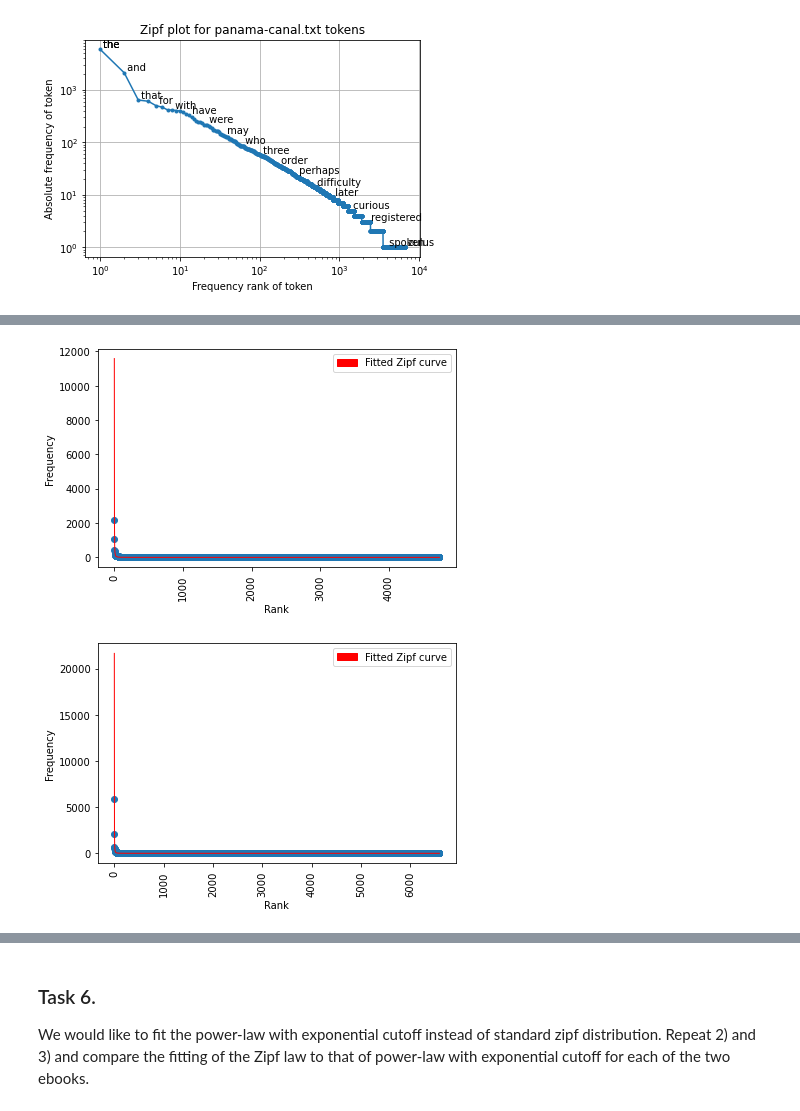
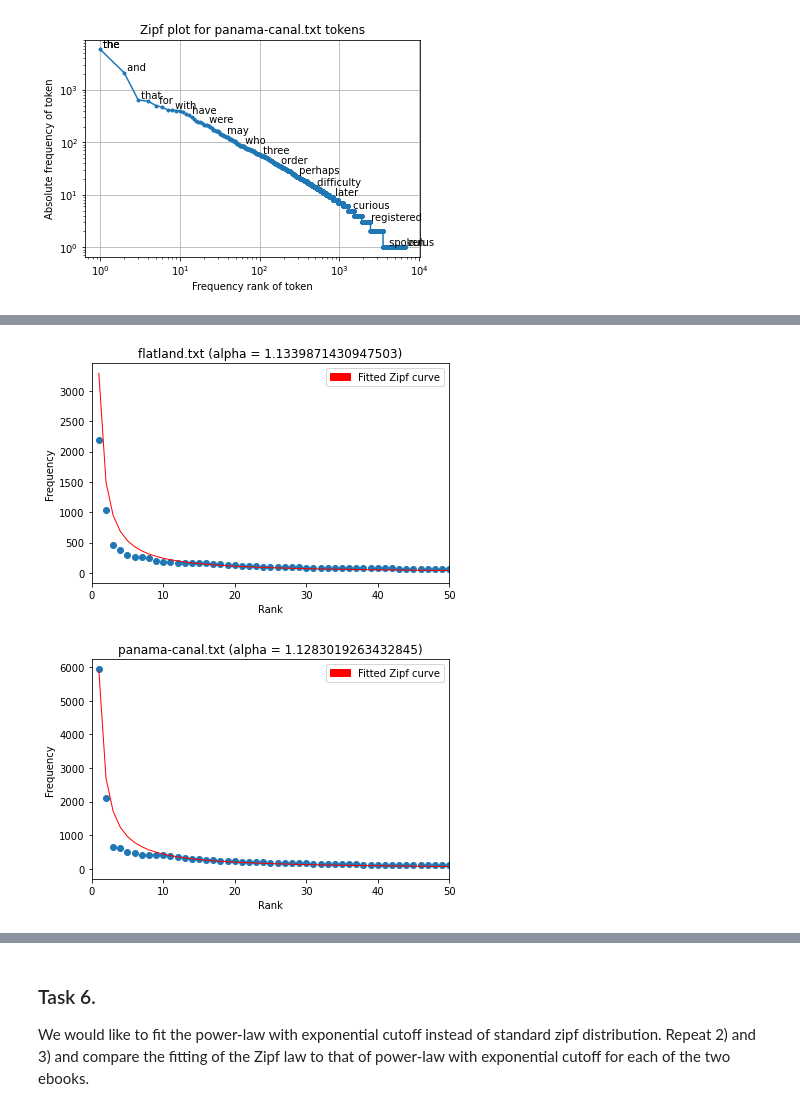
Before and after one commit to simppasofia/nlpproject, a Jupyter notebook: project.ipynb, the cells around one changed output, grey strips where cells are left out. Drawn from its saved outputs; the diff is of its cells as text; code cells hidden in the pictures.

```diff
--- a/project.ipynb
+++ b/project.ipynb
@@ -100,7 +106,8 @@ for b in books:
     for n in list(logspace(-0.5, log10(len(counts[b])), 20).astype(int)):
         # Not all words fit on x-axis; using try-except to break out of loop
         try:
-            dummy = text(ranks[b][n], freqs[b][n], " " + tokens[b][indices[n]], verticalalignment = "bottom", horizontalalignment = "left")
+            dummy = text(ranks[b][n], freqs[b][n], " " + tokens[b][indices[n]],
+                         verticalalignment = "bottom", horizontalalignment = "left")
         except IndexError:
             break
     show()
@@ -112,19 +131,26 @@ Draw Zipf fitting curve:
+# %%
+def ahat(n, rank):
+    return 1 + ( n / sum(log(rank / min(rank))) )
 # %%
-for b in books:
-    # Estimate alpha
-    alpha = 1.6
+def zipfcurve():
+    for b in books:
+        # Estimate alpha
+        alpha = ahat(len(ranks[b]), ranks[b])
 
-    # Fit curve
-    total = sum([freqs[b]])
-    plt.scatter(ranks[b], freqs[b])
-    plt.plot(ranks[b], sts.zipf.pmf(ranks[b], alpha) * total, lw=1, color='red')
-    plt.ylabel("Frequency")
-    plt.xlabel("Rank")
-    plt.xticks(rotation='vertical')
-    plt.tight_layout()
-    red_patch = matplotlib.patches.Patch(color='red', label='Fitted Zipf curve')
-    plt.legend(handles=[red_patch])
-    plt.show()
+        # Fit curve
+        total = sum([freqs[b]])
+        plt.title(str(b) + " (alpha = " + str(alpha) + ")")
+        plt.scatter(ranks[b], freqs[b])
+        plt.plot(ranks[b], sts.zipf.pmf(ranks[b], alpha) * total, lw=1, color='red')
+        plt.ylabel("Frequency")
+        plt.xlabel("Rank")
+        plt.xlim(0, 50) # limit x-axis to better see the fit
+        plt.tight_layout()
+        red_patch = matplotlib.patches.Patch(color='red', label='Fitted Zipf curve')
+        plt.legend(handles=[red_patch])
+        plt.show()
+
+zipfcurve()
 # %% [output]
-[figure, old version]
+[figure, new version]
-[figure, old version]
+[figure, new version]
```
Also changed, not shown: parts of 21 cells of this notebook.
